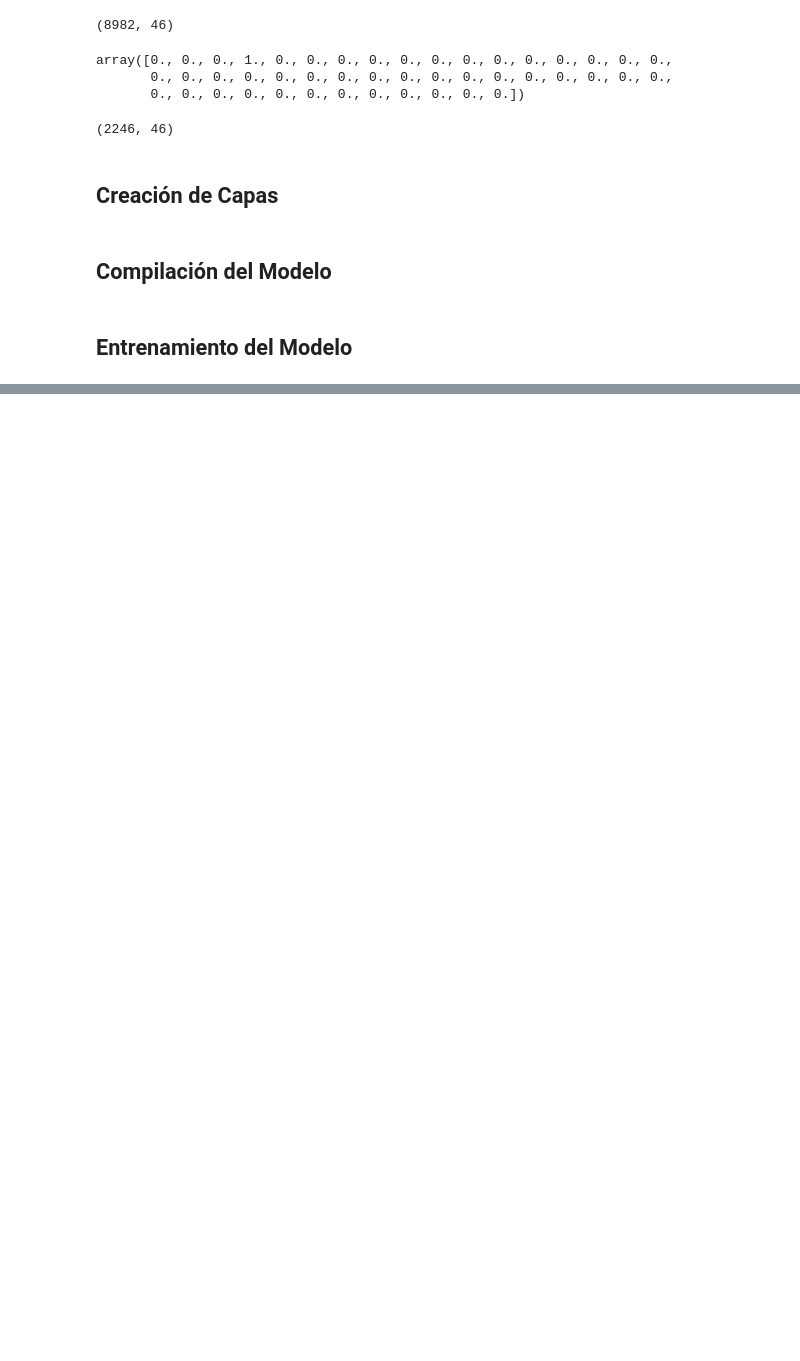
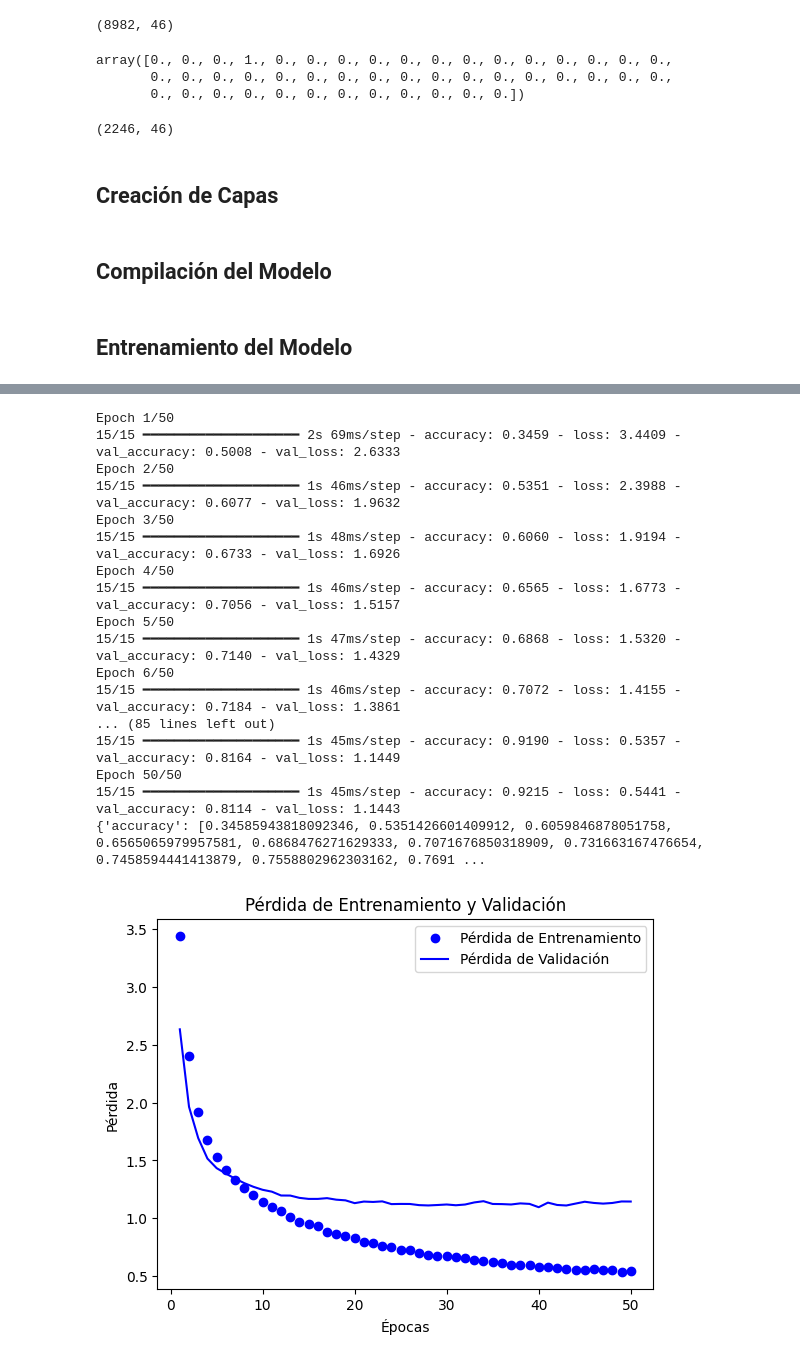
Before and after one commit to jesusdevelopment/Curso_Fundamen_Red_Neuro_Py_Keras, a Jupyter notebook: NoteBooks/Clasificación Múltiple.ipynb, the cells around one changed output, grey strips where cells are left out. Cells and saved outputs as stored; diff of their text form; code cells hidden in the pictures; blank space fills up the shorter version.

```diff
--- a/NoteBooks/Clasificación Múltiple.ipynb
+++ b/NoteBooks/Clasificación Múltiple.ipynb
@@ -147,0 +245,49 @@ plt.show()
+# %%
+from keras import regularizers
+
+
+model4=models.Sequential()
+model4.add(layers.Dense(50, activation="relu", input_shape=(10000,), kernel_regularizer=regularizers.l2(0.001)))
+model4.add(layers.Dropout(0.5))
+model4.add(layers.Dense(50, activation="relu", kernel_regularizer=regularizers.l2(0.001)))
+model4.add(layers.Dense(46, activation="softmax"))
+
+model4.compile(optimizer="rmsprop",
+               loss="categorical_crossentropy",
+               metrics=["accuracy"])
+
+modelo4=model4.fit(x_train, y_train, epochs=50, batch_size=512, validation_split=0.2)
+
+modelo_dict4=modelo4.history
+print(modelo_dict4)
+
+loss_values4 = modelo_dict4['loss']
+val_loss_values4 = modelo_dict4['val_loss']
+epochs = range(1, len(loss_values4) + 1)
+
+plt.plot(epochs, loss_values4, 'bo', label='Pérdida de Entrenamiento')
+plt.plot(epochs, val_loss_values4, 'b', label='Pérdida de Validación')
+plt.title('Pérdida de Entrenamiento y Validación')
+plt.xlabel('Épocas')
+plt.ylabel('Pérdida')
+plt.legend()
+plt.show()
+# %% [output]
+Epoch 1/50
+15/15 ━━━━━━━━━━━━━━━━━━━━ 2s 69ms/step - accuracy: 0.3459 - loss: 3.4409 - val_accuracy: 0.5008 - val_loss: 2.6333
+Epoch 2/50
+15/15 ━━━━━━━━━━━━━━━━━━━━ 1s 46ms/step - accuracy: 0.5351 - loss: 2.3988 - val_accuracy: 0.6077 - val_loss: 1.9632
+Epoch 3/50
+15/15 ━━━━━━━━━━━━━━━━━━━━ 1s 48ms/step - accuracy: 0.6060 - loss: 1.9194 - val_accuracy: 0.6733 - val_loss: 1.6926
+Epoch 4/50
+15/15 ━━━━━━━━━━━━━━━━━━━━ 1s 46ms/step - accuracy: 0.6565 - loss: 1.6773 - val_accuracy: 0.7056 - val_loss: 1.5157
+Epoch 5/50
+15/15 ━━━━━━━━━━━━━━━━━━━━ 1s 47ms/step - accuracy: 0.6868 - loss: 1.5320 - val_accuracy: 0.7140 - val_loss: 1.4329
+Epoch 6/50
+15/15 ━━━━━━━━━━━━━━━━━━━━ 1s 46ms/step - accuracy: 0.7072 - loss: 1.4155 - val_accuracy: 0.7184 - val_loss: 1.3861
+... (85 lines left out)
+15/15 ━━━━━━━━━━━━━━━━━━━━ 1s 45ms/step - accuracy: 0.9190 - loss: 0.5357 - val_accuracy: 0.8164 - val_loss: 1.1449
+Epoch 50/50
+15/15 ━━━━━━━━━━━━━━━━━━━━ 1s 45ms/step - accuracy: 0.9215 - loss: 0.5441 - val_accuracy: 0.8114 - val_loss: 1.1443
+{'accuracy': [0.34585943818092346, 0.5351426601409912, 0.6059846878051758, 0.6565065979957581, 0.6868476271629333, 0.7071676850318909, 0.731663167476654, 0.7458594441413879, 0.7558802962303162, 0.7691 ...
+[figure, added]
```
Also changed, not shown: parts of 14 cells of this notebook.
